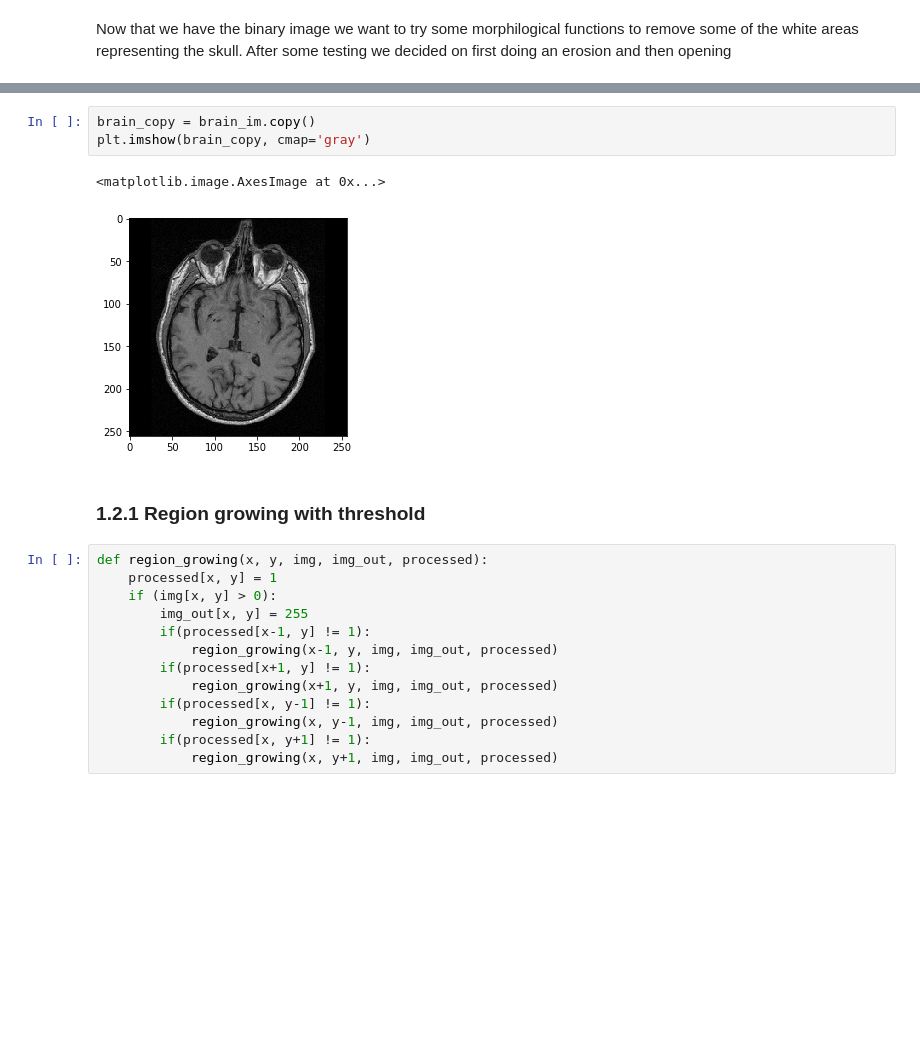
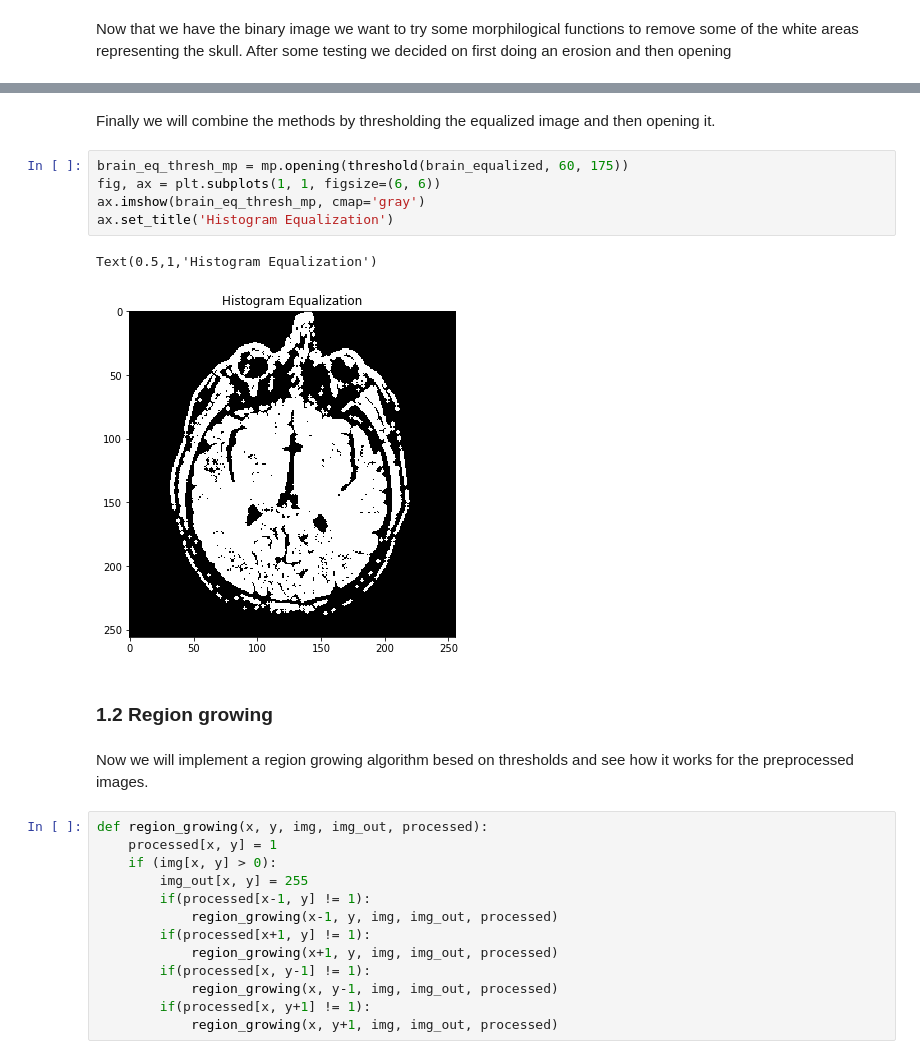
Before and after one commit to emmwel/img_an_pat_rec, a Jupyter notebook: labs/lab_01_segmentation.ipynb, the cells around one changed output, grey strips where cells are left out. Cells and saved outputs as stored; diff of their text form; blank space fills up the shorter version.

```diff
--- a/labs/lab_01_segmentation.ipynb
+++ b/labs/lab_01_segmentation.ipynb
@@ -111,11 +108,17 @@ plt.imshow(mp.dilation(bla), cmap='gray')
-# %%
-brain_copy = brain_im.copy()
-plt.imshow(brain_copy, cmap='gray')
-# %% [output]
-<matplotlib.image.AxesImage at 0x...>
-[figure, removed]
+# %% [markdown]
+Finally we will combine the methods by thresholding the equalized image and then opening it.
+# %%
+brain_eq_thresh_mp = mp.opening(threshold(brain_equalized, 60, 175))
+fig, ax = plt.subplots(1, 1, figsize=(6, 6))
+ax.imshow(brain_eq_thresh_mp, cmap='gray')
+ax.set_title('Histogram Equalization')
+# %% [output]
+Text(0.5,1,'Histogram Equalization')
+[figure, added]
 # %% [markdown]
-### 1.2.1 Region growing with threshold
+### 1.2 Region growing
+# %% [markdown]
+Now we will implement a region growing algorithm besed on thresholds and see how it works for the preprocessed images.
 # %%
 def region_growing(x, y, img, img_out, processed):
     processed[x, y] = 1
```
Also changed, not shown: parts of 37 cells of this notebook.
